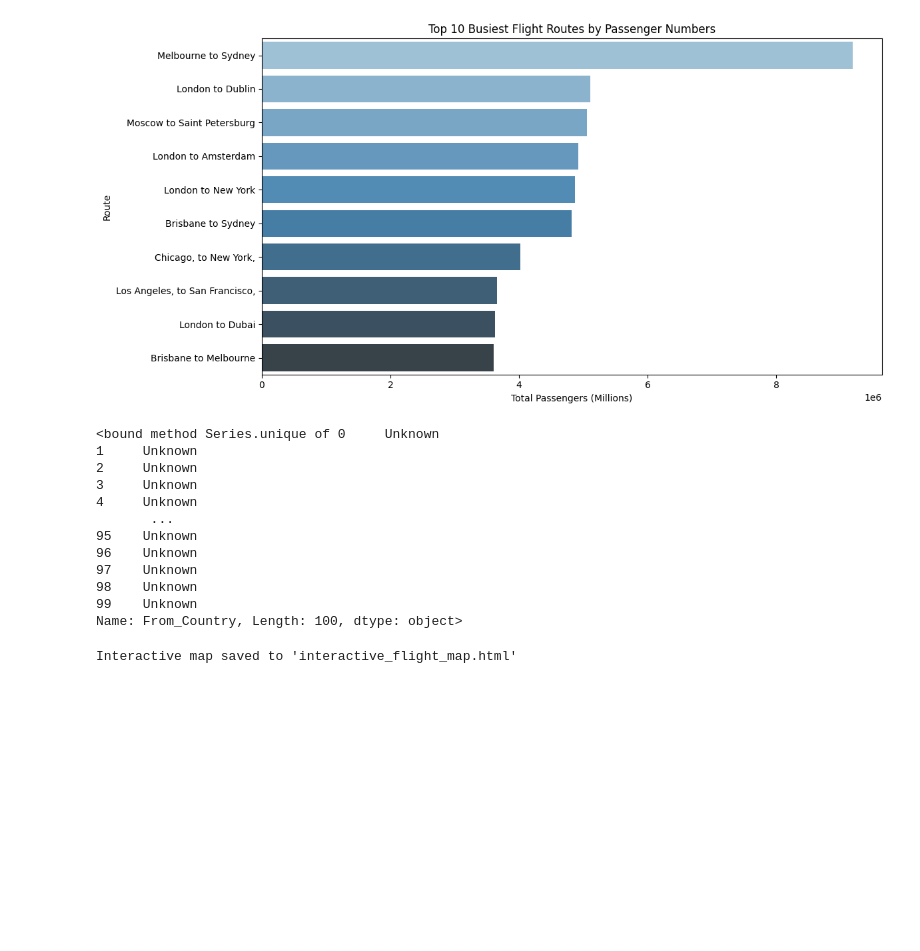
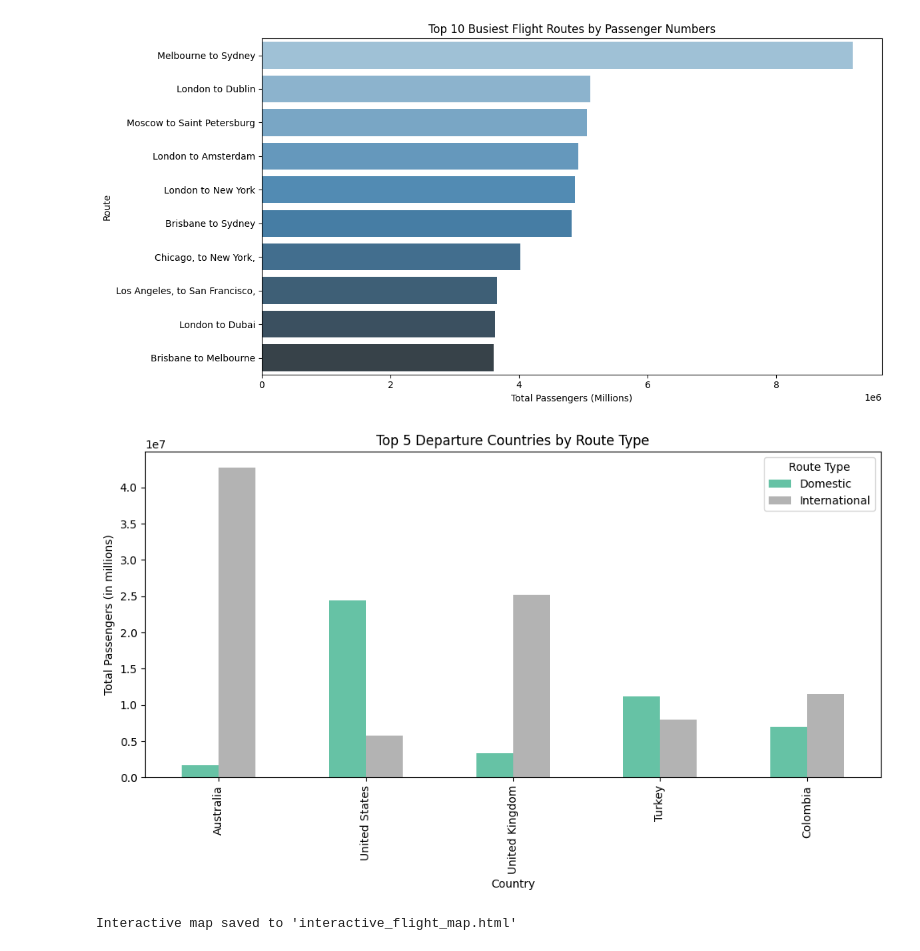
Before and after one commit to RaniaElsayedM/Flights_web_scraping, a Jupyter notebook: flights_web_scraping.ipynb, the cells around one changed output. Drawn from its saved outputs; the diff is of its cells as text; code cells hidden in the pictures; blank space fills up the shorter version.

```diff
--- a/flights_web_scraping.ipynb
+++ b/flights_web_scraping.ipynb
@@ -244,18 +427,3 @@ Passing `palette` without assigning `hue` is deprecated and will be removed in v
 
   sns.barplot(x="Passengers", y="Route", data=top_routes, palette="Blues_d")
 [figure]
-# %%
-df["From_Country"].unique
-# %% [output]
-<bound method Series.unique of 0     Unknown
-1     Unknown
-2     Unknown
-3     Unknown
-4     Unknown
-       ...
-95    Unknown
-96    Unknown
-97    Unknown
-98    Unknown
-99    Unknown
-Name: From_Country, Length: 100, dtype: object>
@@ -269 +430,16 @@ top_routes = route_data.sort_values("Passengers", ascending=False).head(10)
+# %%
+# Stacked Bar Chart: Top 5 Departure Countries by Route Type
+top_departure_countries = df.groupby(["From_Country", "Type"])["Passengers"].sum().unstack().fillna(0)
+top_departure_countries["Total"] = top_departure_countries.sum(axis=1)
+top_departure_countries = top_departure_countries.sort_values("Total", ascending=False).head(5).drop(columns="Total")
+
+top_departure_countries.plot(kind="bar", figsize=(10, 6), colormap="Set2")
+plt.title("Top 5 Departure Countries by Route Type")
+plt.xlabel("Country")
+plt.ylabel("Total Passengers (in millions)")
+plt.legend(title="Route Type")
+plt.tight_layout()
+plt.show()
+# %% [output]
+[figure, added]
 # %%
```
Also changed, not shown: parts of 17 cells of this notebook, 3 other files.
